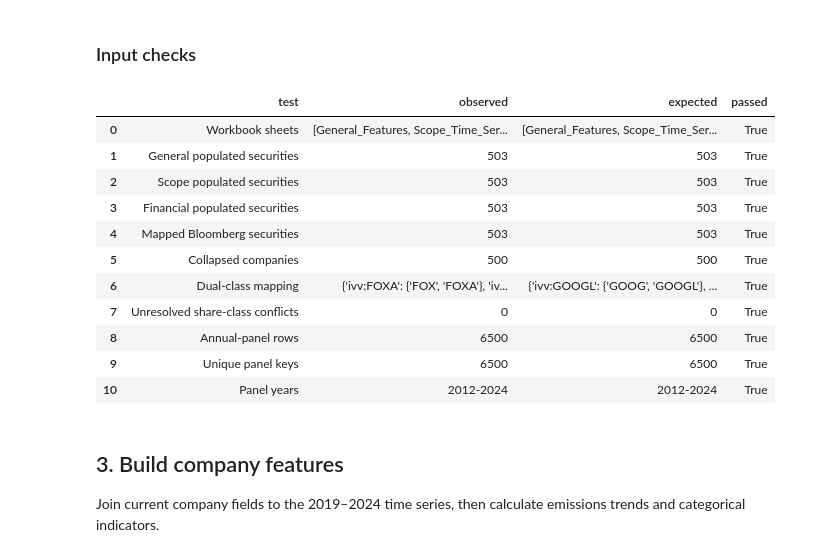
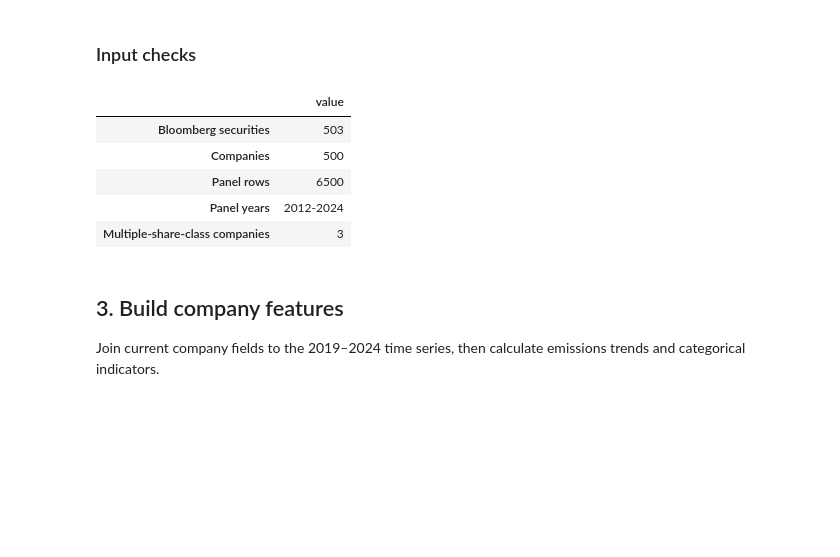
Before and after one commit to Axelio-Alison/ETHack2026, a Jupyter notebook: notebooks/structured_esg_score.ipynb, the cells around one changed output. Saved outputs shown, nothing was run; the diff lists cells and outputs as text; code cells hidden in the pictures; blank space fills up the shorter version.

```diff
--- a/notebooks/structured_esg_score.ipynb
+++ b/notebooks/structured_esg_score.ipynb
@@ -395,22 +394,16 @@ def map_and_collapse(frame, sheet_name):
 general_mapped, general_company, general_conflicts = map_and_collapse(general_security, "General_Features")
 scope_mapped, scope_company, scope_conflicts = map_and_collapse(scope_security, "Scope_Time_Series")
 financial_mapped, financial_company, financial_conflicts = map_and_collapse(financial_security, "Financial_Time_Series")
+
 share_class_conflicts = general_conflicts + scope_conflicts + financial_conflicts
-assert not share_class_conflicts, share_class_conflicts[:5]
+if share_class_conflicts:
+    raise ValueError(f"Conflicting share-class values: {share_class_conflicts[:5]}")
 
-expected_dual = {
-    "ivv:GOOGL": {"GOOGL", "GOOG"},
-    "ivv:FOXA": {"FOXA", "FOX"},
-    "ivv:NWSA": {"NWSA", "NWS"},
-}
 observed_dual = {
     company_id: set(group["normalized_ticker"])
-    for company_id, group in general_mapped.groupby("company_id") if len(group) == 2
+    for company_id, group in general_mapped.groupby("company_id")
+    if len(group) > 1
 }
-assert observed_dual == expected_dual, observed_dual
-assert normalize_ticker("BF/B UN Equity") == "BF B"
-assert normalize_ticker("BRK/B UN Equity") == "BRK B"
-assert set(general_security["ID"]) == set(scope_security["ID"]) == set(financial_security["ID"])
 
 workbook_modified = bloomberg_wb.properties.modified
 GENERAL_FEATURES_AS_OF_DATE = workbook_modified.date().isoformat() if workbook_modified else SCORING_AS_OF_DATE
@@ -418,49 +411,48 @@ GENERAL_FEATURES_AS_OF_DATE_BASIS = "workbook core modified-date proxy; not a fi
 # %% [markdown]
 ### Input checks
 # %%
-validation_table = pd.DataFrame([
-    ["Workbook sheets", bloomberg_wb.sheetnames, expected_sheets, True],
-    ["General populated securities", len(general_security), 503, len(general_security) == 503],
-    ["Scope populated securities", len(scope_security), 503, len(scope_security) == 503],
-    ["Financial populated securities", len(financial_security), 503, len(financial_security) == 503],
-    ["Mapped Bloomberg securities", general_mapped["company_id"].notna().sum(), 503, general_mapped["company_id"].notna().sum() == 503],
-    ["Collapsed companies", general_mapped["company_id"].nunique(), 500, general_mapped["company_id"].nunique() == 500],
-    ["Dual-class mapping", observed_dual, expected_dual, observed_dual == expected_dual],
-    ["Unresolved share-class conflicts", len(share_class_conflicts), 0, len(share_class_conflicts) == 0],
-    ["Annual-panel rows", len(panel), 6500, len(panel) == 6500],
-    ["Unique panel keys", len(panel.drop_duplicates(["company_id", "observation_year"])), 6500, not panel.duplicated(["company_id", "observation_year"]).any()],
-    ["Panel years", f"{panel.observation_year.min()}-{panel.observation_year.max()}", "2012-2024", panel.observation_year.min() == 2012 and panel.observation_year.max() == 2024],
-], columns=["test", "observed", "expected", "passed"])
-display(validation_table)
-assert validation_table["passed"].all()
+# Keep the opening check compact; detailed score checks run at the end.
+input_checks = {
+    "required Bloomberg sheets found": not missing_sheets,
+    "500 companies found": len(companies) == 500,
+    "503 Bloomberg securities mapped": len(general_mapped) == 503,
+    "one panel row per company and year": not panel.duplicated(["company_id", "observation_year"]).any(),
+    "panel covers 2012-2024": sorted(panel["observation_year"].unique()) == list(range(2012, 2025)),
+    "share-class values agree": not share_class_conflicts,
+}
+if not all(input_checks.values()):
+    raise AssertionError({name: passed for name, passed in input_checks.items() if not passed})
+
+input_summary = pd.Series({
+    "Bloomberg securities": len(general_mapped),
+    "Companies": len(companies),
+    "Panel rows": len(panel),
+    "Panel years": f"{panel.observation_year.min()}-{panel.observation_year.max()}",
+    "Multiple-share-class companies": len(observed_dual),
+}, name="value").to_frame()
+display(input_summary)
 
 validation = {
     "assessment_description": ASSESSMENT_DESCRIPTION,
-    "input_sha256": {"bloomberg_workbook": sha256(BLOOMBERG_PATH), "annual_panel": sha256(PANEL_PATH), "dataset_guide": sha256(GUIDE_PATH)},
-    "checkpoint_1": {
-        "passed": True,
-        "validation_table": validation_table.astype(object).to_dict(orient="records"),
-        "sheet_cleaning": {"General_Features": general_diag, "Scope_Time_Series": scope_diag, "Financial_Time_Series": financial_diag},
-        "dual_share_classes": {key: sorted(value) for key, value in observed_dual.items()},
-        "ticker_normalization_tests": {"BF/B UN Equity": normalize_ticker("BF/B UN Equity"), "BRK/B UN Equity": normalize_ticker("BRK/B UN Equity")},
-        "panel_scope": str(panel["panel_scope"].iloc[0]),
+    "input_sha256": {
+        "bloomberg_workbook": sha256(BLOOMBERG_PATH),
+        "annual_panel": sha256(PANEL_PATH),
     },
+    "input_checks": input_checks,
+    "sheet_cleaning": {
+        "General_Features": general_diag,
+        "Scope_Time_Series": scope_diag,
+        "Financial_Time_Series": financial_diag,
+    },
+    "dual_share_classes": {key: sorted(value) for key, value in observed_dual.items()},
 }
-with open(OUTPUT_DIR / "structured_score_validation.json", "w", encoding="utf-8") as stream:
-    json.dump(validation, stream, indent=2, default=str)
 # %% [output]
-|  | test | observed | expected | passed |
-| 0 | Workbook sheets | [General_Features, Scope_Time_Ser... | [General_Features, Scope_Time_Ser... | True |
-| 1 | General populated securities | 503 | 503 | True |
-| 2 | Scope populated securities | 503 | 503 | True |
-| 3 | Financial populated securities | 503 | 503 | True |
-| 4 | Mapped Bloomberg securities | 503 | 503 | True |
-| 5 | Collapsed companies | 500 | 500 | True |
-| 6 | Dual-class mapping | {'ivv:FOXA': {'FOX', 'FOXA'}, 'iv... | {'ivv:GOOGL': {'GOOG', 'GOOGL'}, ... | True |
-| 7 | Unresolved share-class conflicts | 0 | 0 | True |
-| 8 | Annual-panel rows | 6500 | 6500 | True |
-| 9 | Unique panel keys | 6500 | 6500 | True |
-| 10 | Panel years | 2012-2024 | 2012-2024 | True |
+|  | value |
+| Bloomberg securities | 503 |
+| Companies | 500 |
+| Panel rows | 6500 |
+| Panel years | 2012-2024 |
+| Multiple-share-class companies | 3 |
 # %% [markdown]
 ## 3. Build company features
 
```
Also changed, not shown: parts of 23 cells of this notebook.
